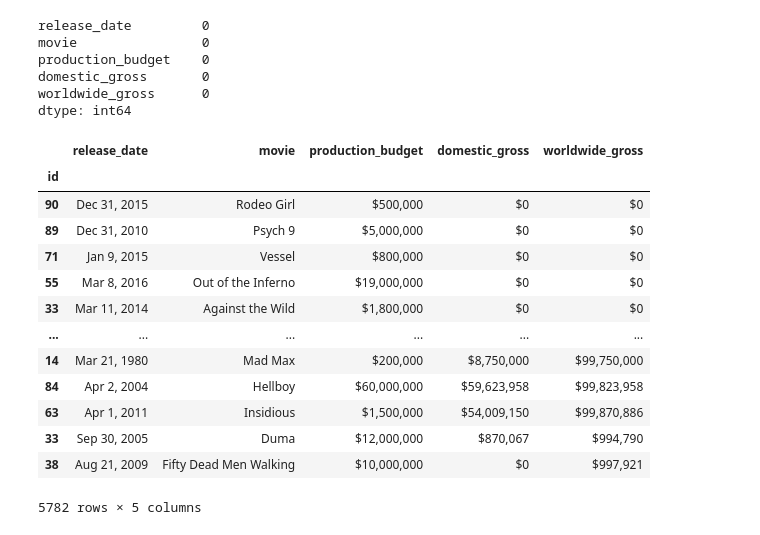
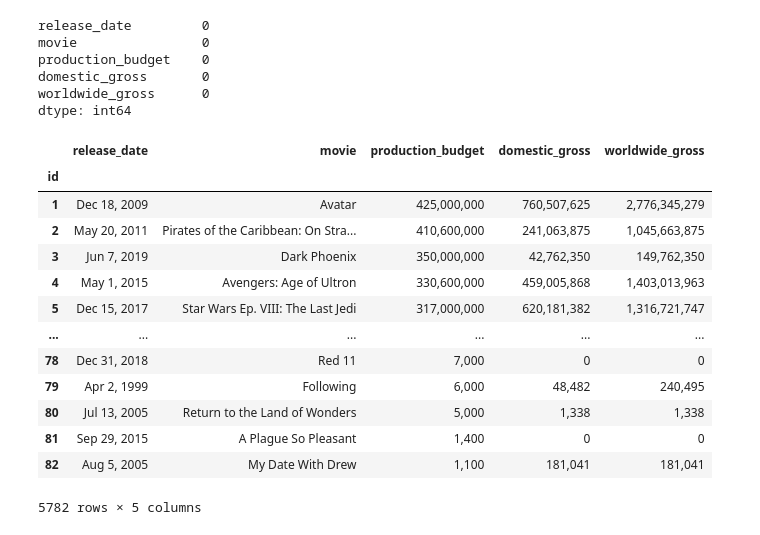
Before and after one commit to wanjikuciku/Phase-1-Project, a Jupyter notebook: project.ipynb, the cells around one changed output. Saved outputs shown, nothing was run; the diff lists cells and outputs as text; code cells hidden in the pictures.

```diff
--- a/project.ipynb
+++ b/project.ipynb
@@ -293,21 +295,24 @@ production_budget    0
 domestic_gross       0
 worldwide_gross      0
 dtype: int64
-# %%
-# sorting the dataset in worldwide column
-movie_budget.sort_values('worldwide_gross')
-# %% [output]
-|  | release_date | movie | production_budget | domestic_gross | worldwide_gross |
-| id |  |  |  |  |  |
-| 90 | Dec 31, 2015 | Rodeo Girl | $500,000 | $0 | $0 |
-| 89 | Dec 31, 2010 | Psych 9 | $5,000,000 | $0 | $0 |
-| 71 | Jan 9, 2015 | Vessel | $800,000 | $0 | $0 |
-| 55 | Mar 8, 2016 | Out of the Inferno | $19,000,000 | $0 | $0 |
-| 33 | Mar 11, 2014 | Against the Wild | $1,800,000 | $0 | $0 |
-| ... | ... | ... | ... | ... | ... |
-| 14 | Mar 21, 1980 | Mad Max | $200,000 | $8,750,000 | $99,750,000 |
-| 84 | Apr 2, 2004 | Hellboy | $60,000,000 | $59,623,958 | $99,823,958 |
-| 63 | Apr 1, 2011 | Insidious | $1,500,000 | $54,009,150 | $99,870,886 |
-| 33 | Sep 30, 2005 | Duma | $12,000,000 | $870,067 | $994,790 |
-| 38 | Aug 21, 2009 | Fifty Dead Men Walking | $10,000,000 | $0 | $997,921 |
-5782 rows × 5 columns
+# %%
+# Working on removing the dollar signs so as to have appropriate data
+movie_budget['worldwide_gross'] = movie_budget['worldwide_gross'].str.replace("$",'')
+movie_budget['domestic_gross'] = movie_budget['domestic_gross'].str.replace("$",'')
+movie_budget['production_budget'] = movie_budget['production_budget'].str.replace("$",'')
+movie_budget
+# %% [output]
+|  | release_date | movie | production_budget | domestic_gross | worldwide_gross |
+| id |  |  |  |  |  |
+| 1 | Dec 18, 2009 | Avatar | 425,000,000 | 760,507,625 | 2,776,345,279 |
+| 2 | May 20, 2011 | Pirates of the Caribbean: On Stra... | 410,600,000 | 241,063,875 | 1,045,663,875 |
+| 3 | Jun 7, 2019 | Dark Phoenix | 350,000,000 | 42,762,350 | 149,762,350 |
+| 4 | May 1, 2015 | Avengers: Age of Ultron | 330,600,000 | 459,005,868 | 1,403,013,963 |
+| 5 | Dec 15, 2017 | Star Wars Ep. VIII: The Last Jedi | 317,000,000 | 620,181,382 | 1,316,721,747 |
+| ... | ... | ... | ... | ... | ... |
+| 78 | Dec 31, 2018 | Red 11 | 7,000 | 0 | 0 |
+| 79 | Apr 2, 1999 | Following | 6,000 | 48,482 | 240,495 |
+| 80 | Jul 13, 2005 | Return to the Land of Wonders | 5,000 | 1,338 | 1,338 |
+| 81 | Sep 29, 2015 | A Plague So Pleasant | 1,400 | 0 | 0 |
+| 82 | Aug 5, 2005 | My Date With Drew | 1,100 | 181,041 | 181,041 |
+5782 rows × 5 columns
```
Also changed, not shown: parts of 3 cells of this notebook.
